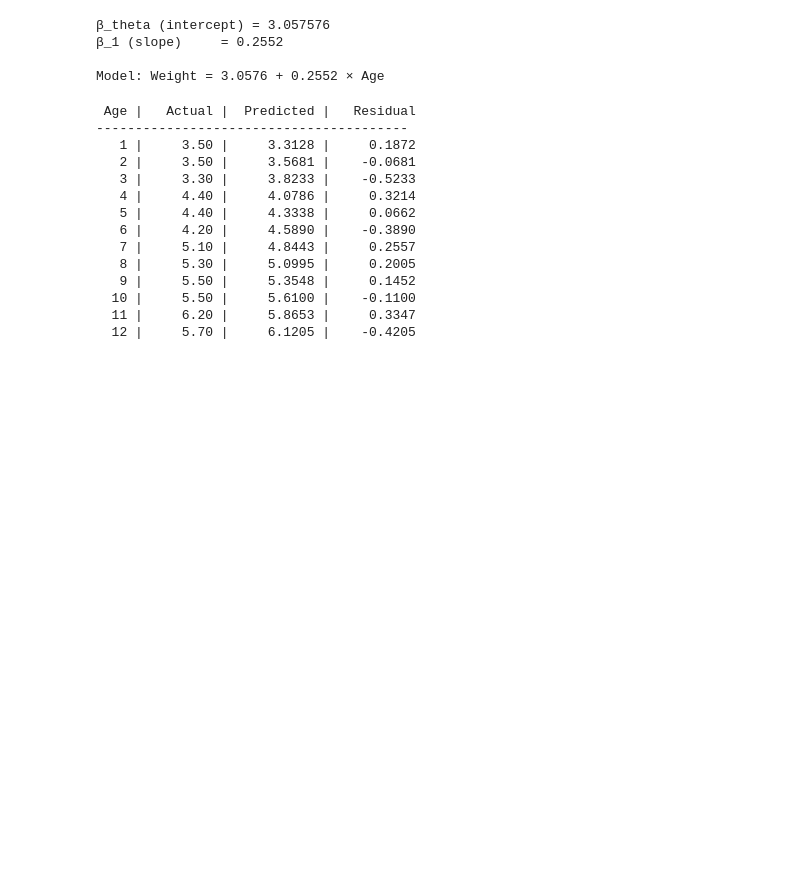
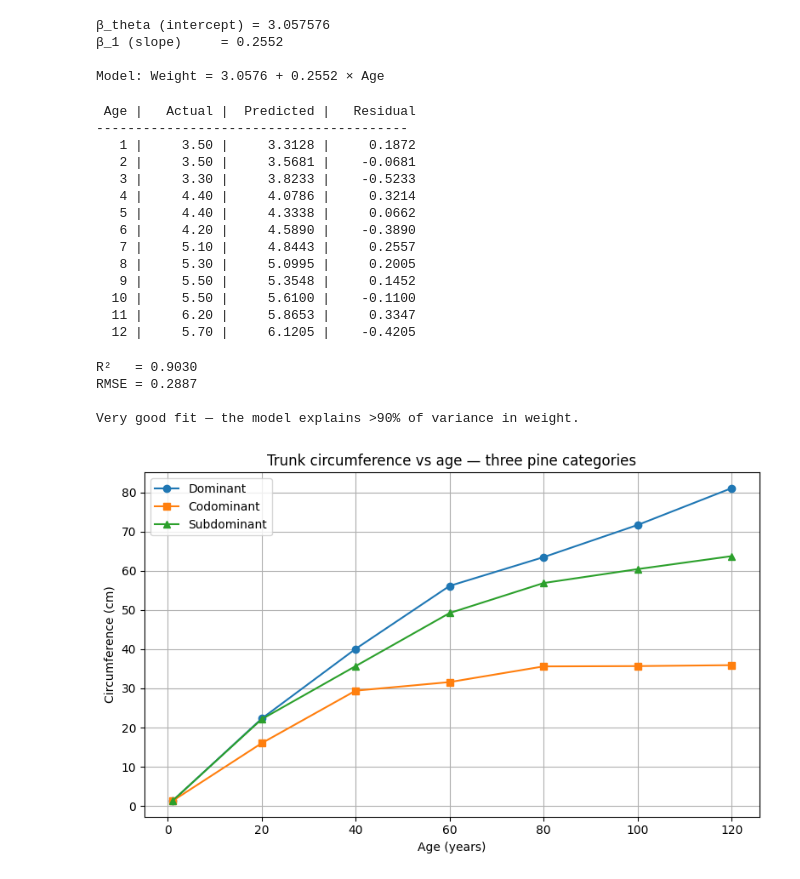
Before and after one commit to eliashaber2007/monto, a Jupyter notebook: Untitled.ipynb, the cells around one changed output. Cells and saved outputs as stored; diff of their text form; code cells hidden in the pictures; blank space fills up the shorter version.

```diff
--- a/Untitled.ipynb
+++ b/Untitled.ipynb
@@ -47,3 +47,50 @@ for i in range(n):
   10 |     5.50 |     5.6100 |    -0.1100
   11 |     6.20 |     5.8653 |     0.3347
   12 |     5.70 |     6.1205 |    -0.4205
+# %%
+# R² score
+SS_res = np.sum(residuals**2)          # sum of squared residuals
+SS_tot = np.sum((weight - y_mean)**2)  # total sum of squares
+R2 = 1 - (SS_res / SS_tot)
+
+# RMSE
+RMSE = np.sqrt(np.mean(residuals**2))
+
+print(f"R²   = {R2:.4f}")
+print(f"RMSE = {RMSE:.4f}")
+print()
+if R2 > 0.9:
+    print("Very good fit — the model explains >90% of variance in weight.")
+elif R2 > 0.7:
+    print("Decent fit — the model explains the general trend.")
+else:
+    print("Weak fit — linear model may not be appropriate.")
+# %% [output]
+R²   = 0.9030
+RMSE = 0.2887
+
+Very good fit — the model explains >90% of variance in weight.
+# %%
+import numpy as np
+import matplotlib.pyplot as plt
+
+age = np.array([1, 20, 40, 60, 80, 100, 120])
+
+dominant    = np.array([1.26, 22.29, 40.09, 56.15, 63.49, 71.69, 81.08])
+codominant  = np.array([1.27, 16.02, 29.42, 31.61, 35.61, 35.69, 35.93])
+subdominant = np.array([1.29, 22.14, 35.69, 49.23, 56.88, 60.43, 63.74])
+
+plt.figure(figsize=(8, 5))
+plt.plot(age, dominant,    marker='o', label='Dominant')
+plt.plot(age, codominant,  marker='s', label='Codominant')
+plt.plot(age, subdominant, marker='^', label='Subdominant')
+
+plt.xlabel('Age (years)')
+plt.ylabel('Circumference (cm)')
+plt.title('Trunk circumference vs age — three pine categories')
+plt.legend()
+plt.grid(True)
+plt.tight_layout()
+plt.show()
+# %% [output]
+[figure, added]
```
Also changed, not shown: 1 other file.
